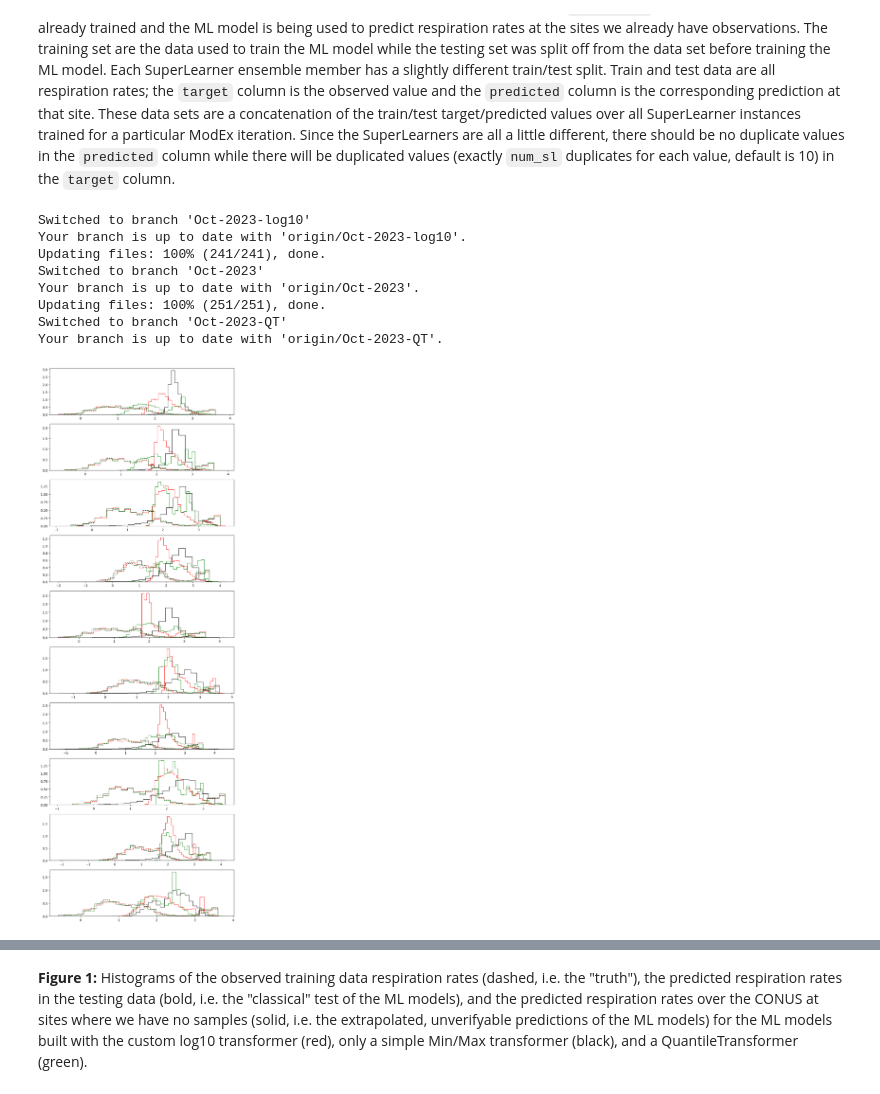
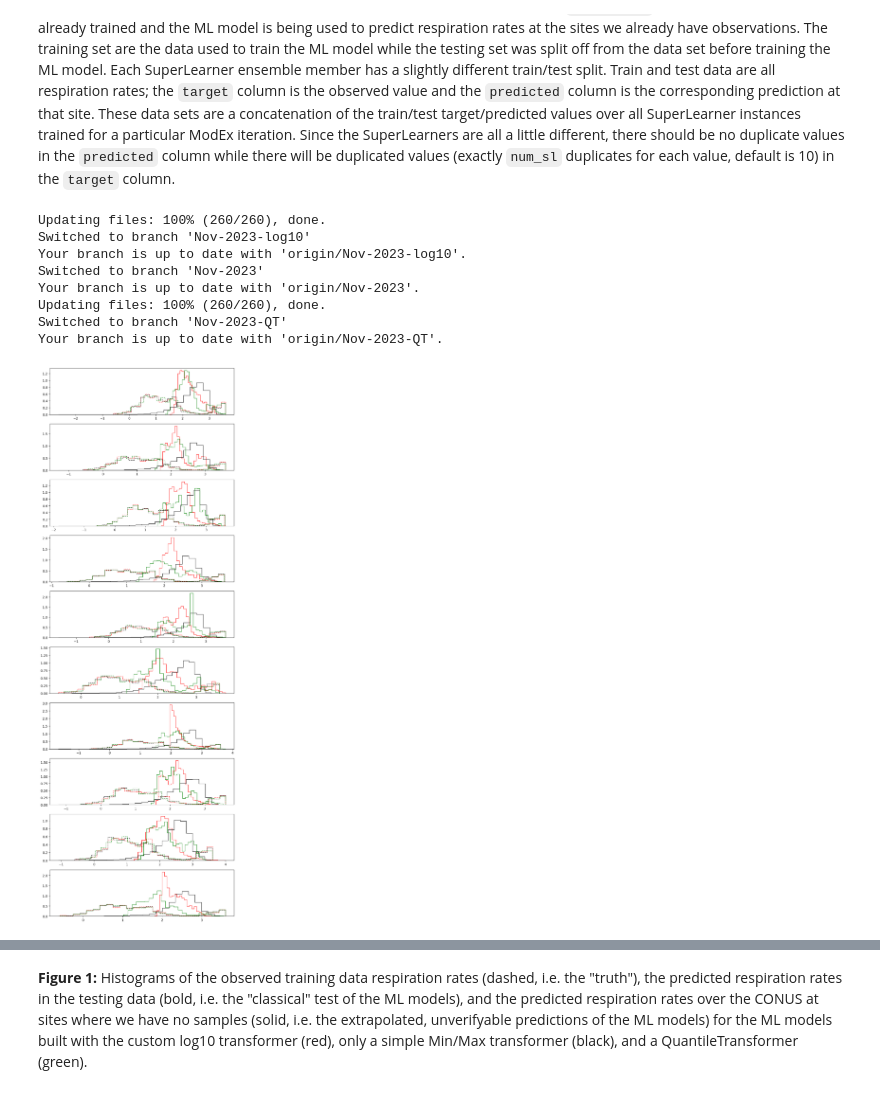
Before and after one commit to WHONDRS-Hub/ICON-ModEx_Open_Manuscript, a Jupyter notebook: fig02-resp-rate-hist/step_01_get_and_sketch_data.ipynb, the cells around one changed output, grey strips where cells are left out. Cells and saved outputs as stored; diff of their text form; code cells hidden in the pictures.

```diff
--- a/fig02-resp-rate-hist/step_01_get_and_sketch_data.ipynb
+++ b/fig02-resp-rate-hist/step_01_get_and_sketch_data.ipynb
@@ -68,7 +68,7 @@ The train and test data were generated during the running of the SuperLearner's
 !rm -f *.csv
 
 # List the branches we want to work with
-list_branches = ['Oct-2023-log10','Oct-2023','Oct-2023-QT']
+list_branches = ['Nov-2023-log10','Nov-2023','Nov-2023-QT']
 branch_colors = ['r','k','g']
 
 # Start a figure for plotting histograms
@@ -91,45 +91,97 @@ for bb,branch in enumerate(list_branches):
         test = pd.read_csv(repo+'/ml_models/sl_'+str(int(ll))+'/sl_scatter_test.csv')
         predict = pd.read_csv(repo+'/ml_models/sl_'+str(int(ll))+'/sl_predictions.csv')
 
+        # Grab traininig data specific to this ML model
+        train_input = pd.read_csv(repo+'/ml_models/sl_'+str(int(ll))+'/train.csv')
+        # Get rid of the target so that the train columns are identical
+        # to  the predict columns.
+        train_input.pop('Normalized_Respiration_Rate_mg_DO_per_H_per_L_sediment')
+
+        # Grab general predict
+        predict_input = pd.read_csv(repo+'/scripts/prep_06_output_final_predict.csv')
+        # Create a MinMaxScaler to identify the ranges of the data
+        # that have been used to train the ML models
+
+        # Identify the MinMax ranges from the training data
+        # and transform the predict inputs so that anything
+        # extrapolative is outside [0,1].
+        mms = MinMaxScaler()
+        mms.fit(train_input)
+        predict_input_mms = mms.transform(predict_input)
+
+        # Identify which points (i.e. rows or sites) are extrapolations and which are interpolations
+        # Row by row check for any single feature outside [0,1] - np.sum will count number of
+        # outliers on that row.
+        bigger_count = np.sum(predict_input_mms > 1, 1)
+        smaller_count = np.sum(predict_input_mms < 0, 1)
+        # Convert counters to merged T/F index list
+        extrapolate_index = (bigger_count + smaller_count) > 0
+        interpolate_index = (bigger_count + smaller_count) == 0
+
+        # Get two predict data sets - the interpolate and extrapolate sets
+        # Use the outside and inside index arrays to do this.
+        predict_interpolate = predict.iloc[interpolate_index]
+        predict_extrapolate = predict.iloc[extrapolate_index]
+
         if (ll == 0):
             # Load the first Superlearner to initialize storage
             train_all = train
             test_all = test
             predict_all = predict
+            predict_all_interpolate = predict_interpolate
+            predict_all_extrapolate = predict_extrapolate
         else:
             # Append data for the other SuperLearners
             train_all = pd.concat([train_all, train])
             test_all = pd.concat([test_all, test])
             predict_all = pd.concat([predict_all, predict])
+            predict_all_interpolate = pd.concat([predict_all_interpolate, predict_interpolate])
+            predict_all_extrapolate = pd.concat([predict_all_extrapolate, predict_extrapolate])
 
+        # Histogram for all predictions
+        #n, bins, patches = ax[ll].hist(
+        #    np.log10(np.abs(predict['Normalized_Respiration_Rate_mg_DO_per_H_per_L_sediment'])),
+        #    num_bins, density=True, histtype="step", linestyle=('solid'), color=(branch_colors[bb]))
+
+        # Histograms for interpolate and extrapolate predictions separately
         n, bins, patches = ax[ll].hist(
-            np.log10(np.abs(predict['Normalized_Respiration_Rate_mg_DO_per_H_per_L_sediment'])),
+            np.log10(np.abs(predict_interpolate['Normalized_Respiration_Rate_mg_DO_per_H_per_L_sediment'])),
             num_bins, density=True, histtype="step", linestyle=('solid'), color=(branch_colors[bb]))
+
+        #n, bins, patches = ax[ll].hist(
+        #    np.log10(np.abs(predict_extrapolate['Normalized_Respiration_Rate_mg_DO_per_H_per_L_sediment'])),
+        #    num_bins, density=True, histtype="step", linestyle=('solid'), color=(branch_colors[bb]))
+
+        # Histogram for training set truth reference
         n, bins, patches = ax[ll].hist(
             np.log10(np.abs(train['target'])),
             num_bins, density=True, histtype="step", linestyle=('dashed'), color=(branch_colors[bb]))
+
+        # Histogram for testing set evaluation reference
         #n, bins, patches = ax[ll].hist(
         #    np.log10(np.abs(test['predicted'])),
         #    num_bins, density=True, histtype="step", linestyle=('solid'), color=(branch_colors[bb]), linewidth=3)
 
     # Done loading raw data from each SuperLearner instance
     # Now, write output to files for publication-quality plots
     # Use the two hyphen naming convention to separate
     # branch name from file type.
     predict_conus.to_csv(branch+'--predict_conus.csv',mode='w')
     predict_all.to_csv(branch+'--predict_all.csv',mode='w')
+    predict_all_interpolate.to_csv(branch+'--predict_all_interpolate.csv',mode='w')
+    predict_all_extrapolate.to_csv(branch+'--predict_all_extrapolate.csv',mode='w')
     train_all.to_csv(branch+'--train_all.csv',mode='w')
     test_all.to_csv(branch+'--test_all.csv',mode='w')
 # %% [output]
-Switched to branch 'Oct-2023-log10'
-Your branch is up to date with 'origin/Oct-2023-log10'.
-Updating files: 100% (241/241), done.
-Switched to branch 'Oct-2023'
-Your branch is up to date with 'origin/Oct-2023'.
-Updating files: 100% (251/251), done.
-Switched to branch 'Oct-2023-QT'
-Your branch is up to date with 'origin/Oct-2023-QT'.
+Updating files: 100% (260/260), done.
+Switched to branch 'Nov-2023-log10'
+Your branch is up to date with 'origin/Nov-2023-log10'.
+Switched to branch 'Nov-2023'
+Your branch is up to date with 'origin/Nov-2023'.
+Updating files: 100% (260/260), done.
+Switched to branch 'Nov-2023-QT'
+Your branch is up to date with 'origin/Nov-2023-QT'.
-[figure, old version]
+[figure, new version]
 # %%
 # Above we plotted each SuperLearner iteration separately.
 # Now, plot the overall, merged distributions.
```
Also changed, not shown: parts of 6 cells of this notebook, 30 other files.
